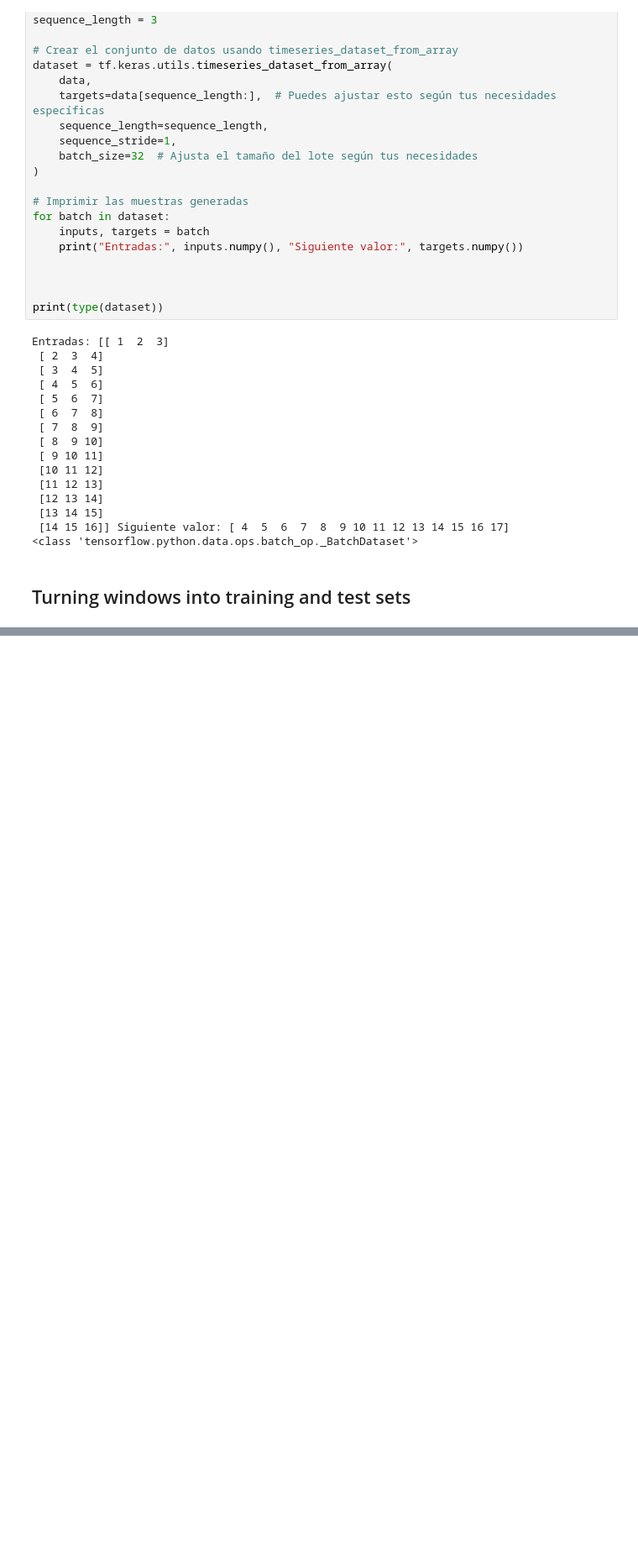
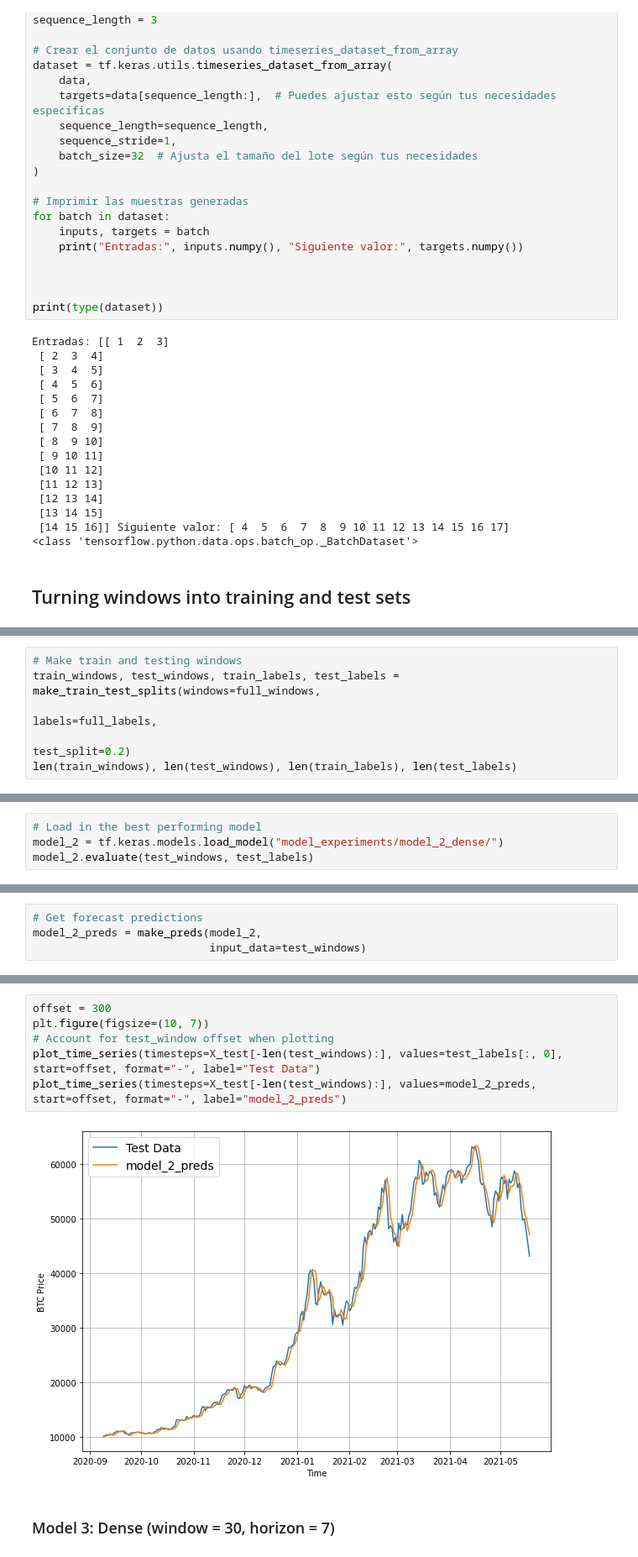
Before and after one commit to MNGARCIA085/IA---Study, a Jupyter notebook: S12 - Time Series/Bitcoin price prediction.ipynb, the cells around one changed output, grey strips where cells are left out. Shown: that part at 84% size. Cells and saved outputs as stored; diff of their text form; blank space fills up the shorter version.

```diff
--- a/S12 - Time Series/Bitcoin price prediction.ipynb
+++ b/S12 - Time Series/Bitcoin price prediction.ipynb
@@ -701,0 +937,6 @@ Entradas: [[ 1  2  3]
+# %%
+# Make train and testing windows
+train_windows, test_windows, train_labels, test_labels = make_train_test_splits(windows=full_windows,
+                                                                                labels=full_labels,
+                                                                                test_split=0.2)
+len(train_windows), len(test_windows), len(train_labels), len(test_labels)
@@ -701,0 +995,4 @@ Entradas: [[ 1  2  3]
+# %%
+# Load in the best performing model
+model_2 = tf.keras.models.load_model("model_experiments/model_2_dense/")
+model_2.evaluate(test_windows, test_labels)
@@ -701,0 +1002,4 @@ Entradas: [[ 1  2  3]
+# %%
+# Get forecast predictions
+model_2_preds = make_preds(model_2,
+                           input_data=test_windows)
@@ -701,0 +1031,10 @@ Entradas: [[ 1  2  3]
+# %%
+offset = 300
+plt.figure(figsize=(10, 7))
+# Account for test_window offset when plotting
+plot_time_series(timesteps=X_test[-len(test_windows):], values=test_labels[:, 0], start=offset, format="-", label="Test Data")
+plot_time_series(timesteps=X_test[-len(test_windows):], values=model_2_preds, start=offset, format="-", label="model_2_preds")
+# %% [output]
+[figure, added]
+# %% [markdown]
+### Model 3: Dense (window = 30, horizon = 7)
```
Also changed, not shown: parts of 58 cells of this notebook, 15 other files.
